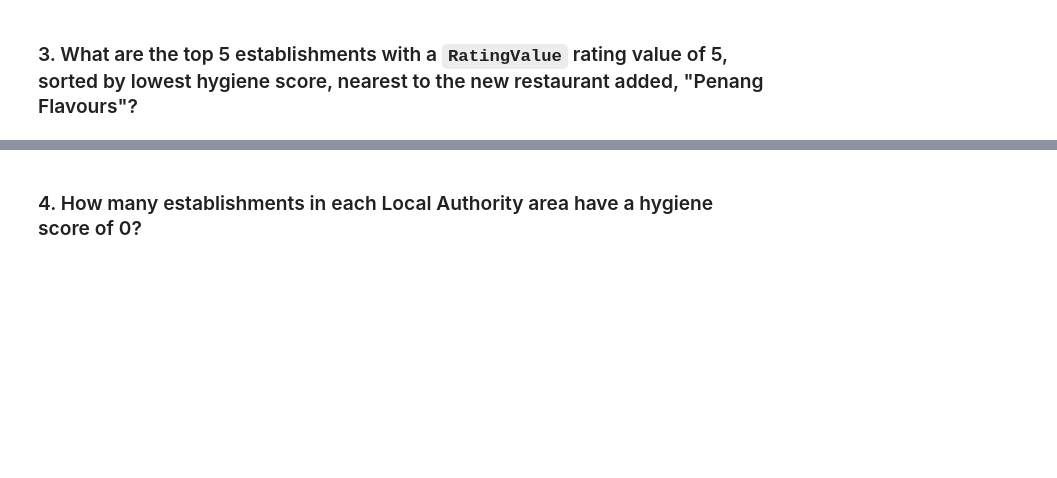
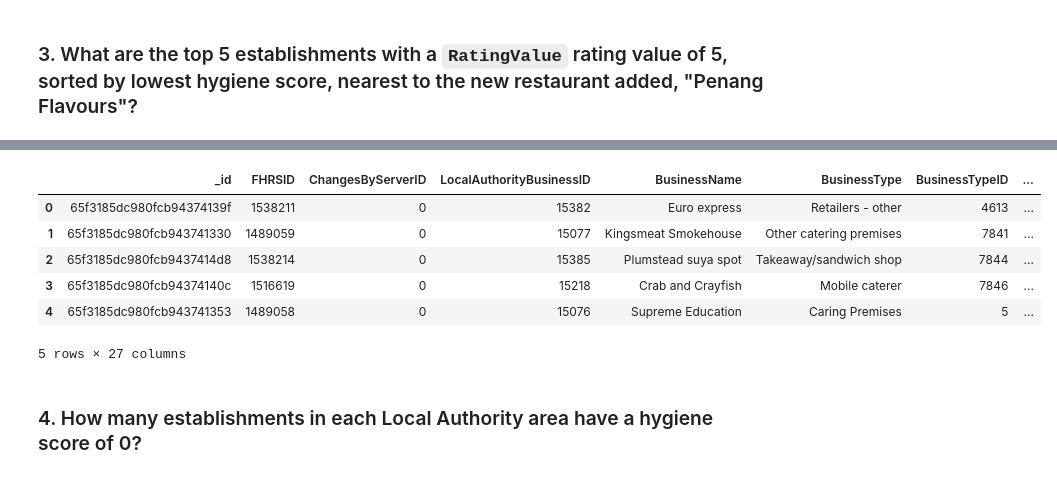
Before and after one commit to Highvoltagevibhuti/nosql-challenge, a Jupyter notebook: NoSQL_analysis_starter.ipynb, the cells around one changed output, grey strips where cells are left out. Drawn from its saved outputs; the diff is of its cells as text; code cells hidden in the pictures; blank space fills up the shorter version.

```diff
--- a/NoSQL_analysis_starter.ipynb
+++ b/NoSQL_analysis_starter.ipynb
@@ -67,12 +112,18 @@ query =
 # Rating value must equal 5
 # Sort by hygiene score
 
+
 degree_search = 0.01
-latitude =
-longitude =
+latitude = 51.490142 # Received Latitude and longitude value from directory mentioned in the module homework
+longitude = 0.08384
 
-query =
-sort =
-limit =
+query = { 'RatingValue': '5',
+         'geocode.latitude': {'$lte': (latitude + degree_search), '$gte': (latitude - degree_search)},
+         'geocode.longitude': {'$lte': (longitude + degree_search), '$gte': (longitude - degree_search)}
+         }
+sort = [('scores.Hygiene', 1)] #ascending order
+limit = 5
 
 # Print the results
+near_Penang_results = list(establishments.find(query).sort(sort).limit(limit))
+pprint(near_Penang_results)
@@ -79,5 +148,14 @@ limit =
 # %%
 # Convert result to Pandas DataFrame
+pd.DataFrame(establishments.find(query).sort(sort).limit(limit))
+# %% [output]
+|  | _id | FHRSID | ChangesByServerID | LocalAuthorityBusinessID | BusinessName | BusinessType | BusinessTypeID | ... |
+| 0 | 65f3185dc980fcb94374139f | 1538211 | 0 | 15382 | Euro express | Retailers - other | 4613 | ... |
+| 1 | 65f3185dc980fcb943741330 | 1489059 | 0 | 15077 | Kingsmeat Smokehouse | Other catering premises | 7841 | ... |
+| 2 | 65f3185dc980fcb9437414d8 | 1538214 | 0 | 15385 | Plumstead suya spot | Takeaway/sandwich shop | 7844 | ... |
+| 3 | 65f3185dc980fcb94374140c | 1516619 | 0 | 15218 | Crab and Crayfish | Mobile caterer | 7846 | ... |
+| 4 | 65f3185dc980fcb943741353 | 1489058 | 0 | 15076 | Supreme Education | Caring Premises | 5 | ... |
+5 rows × 27 columns
 # %% [markdown]
 ### 4. How many establishments in each Local Authority area have a hygiene score of 0?
 # %%
```
Also changed, not shown: parts of 8 cells of this notebook.
